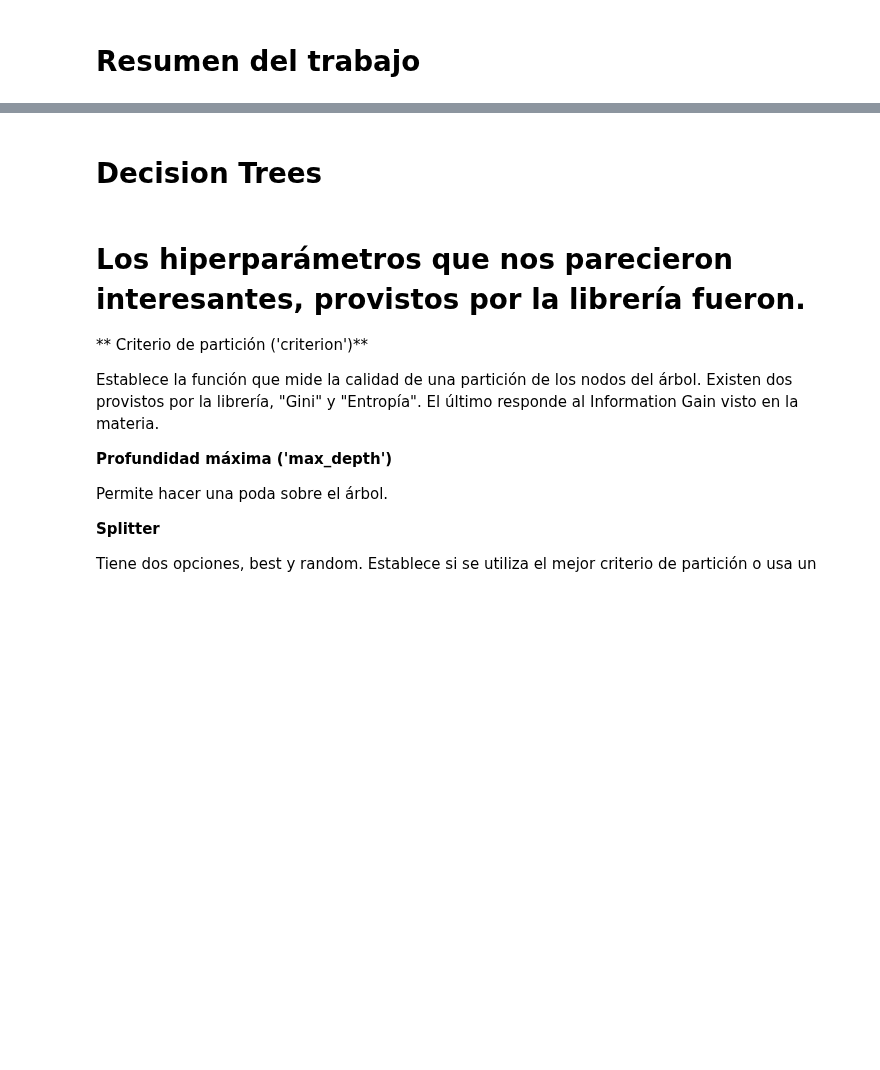
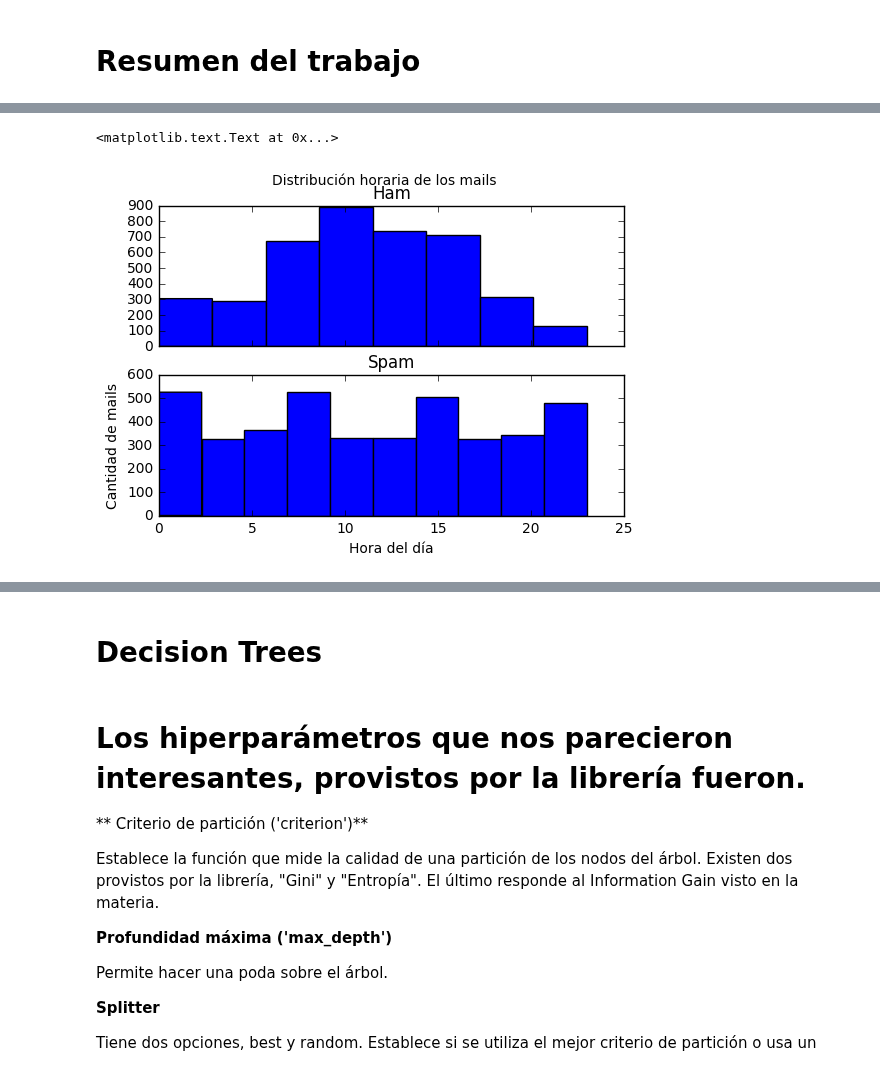
Before and after one commit to finiteautomata/tp-aa, a Jupyter notebook: notebooks/informe.ipynb, the cells around one changed output, grey strips where cells are left out. Drawn from its saved outputs; the diff is of its cells as text; code cells hidden in the pictures; blank space fills up the shorter version.

```diff
--- a/notebooks/informe.ipynb
+++ b/notebooks/informe.ipynb
@@ -45,0 +136,18 @@ Utilizamos 10 fold cross-validation implementada por scikit learn.
+# %%
+ham = df[np.logical_not(target)]
+spam = df[target]
+
+fig, ax = subplots(2, 1, sharex=True)
+
+ax[0].hist(ham.hour, bins=8, range=[0, 23]);
+ax[0].set_title(u"Ham");
+ax[1].hist(spam.hour, range=[0, 23]);
+ax[1].set_title(u"Spam");
+
+xlabel(u"Hora del día")
+ylabel(u"Cantidad de mails")
+suptitle(u"Distribución horaria de los mails")
+#ax[1].title(u"Distribución horaria de spam");
+# %% [output]
+<matplotlib.text.Text at 0x...>
+[figure, added]
```
Also changed, not shown: parts of 9 cells of this notebook.
